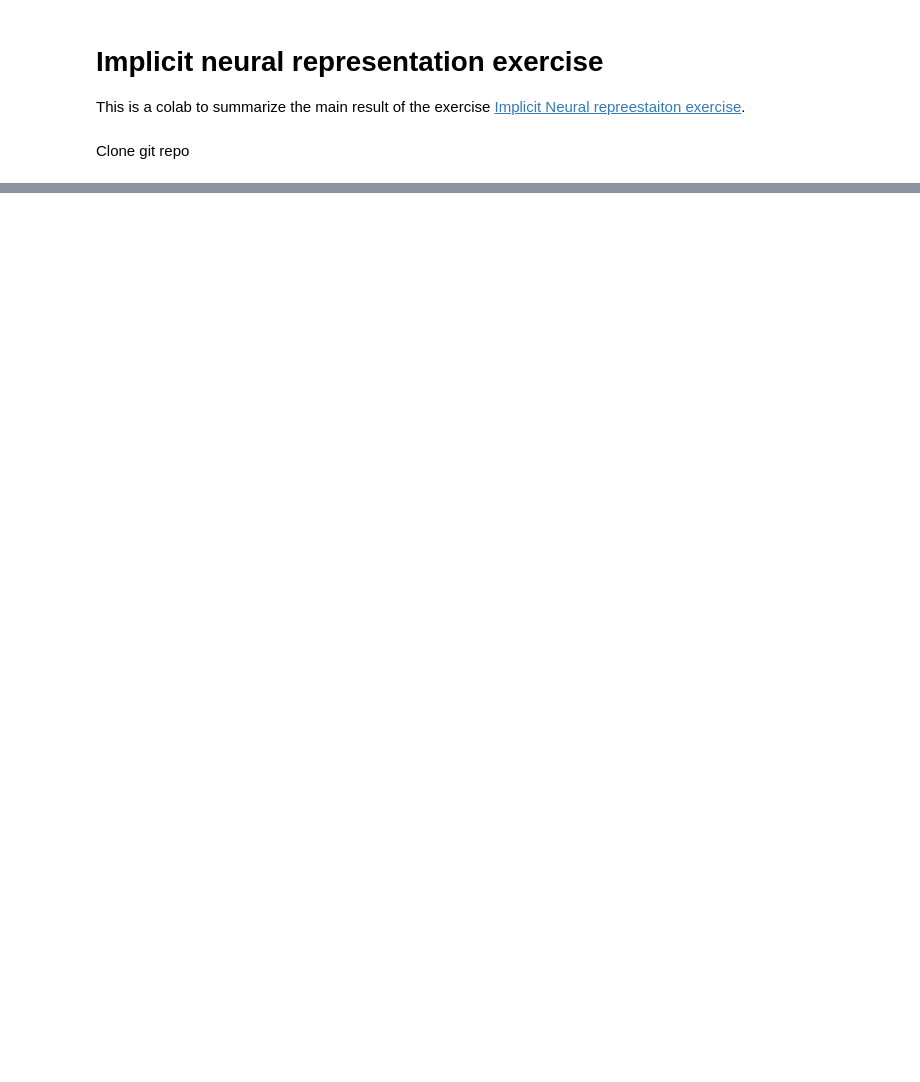
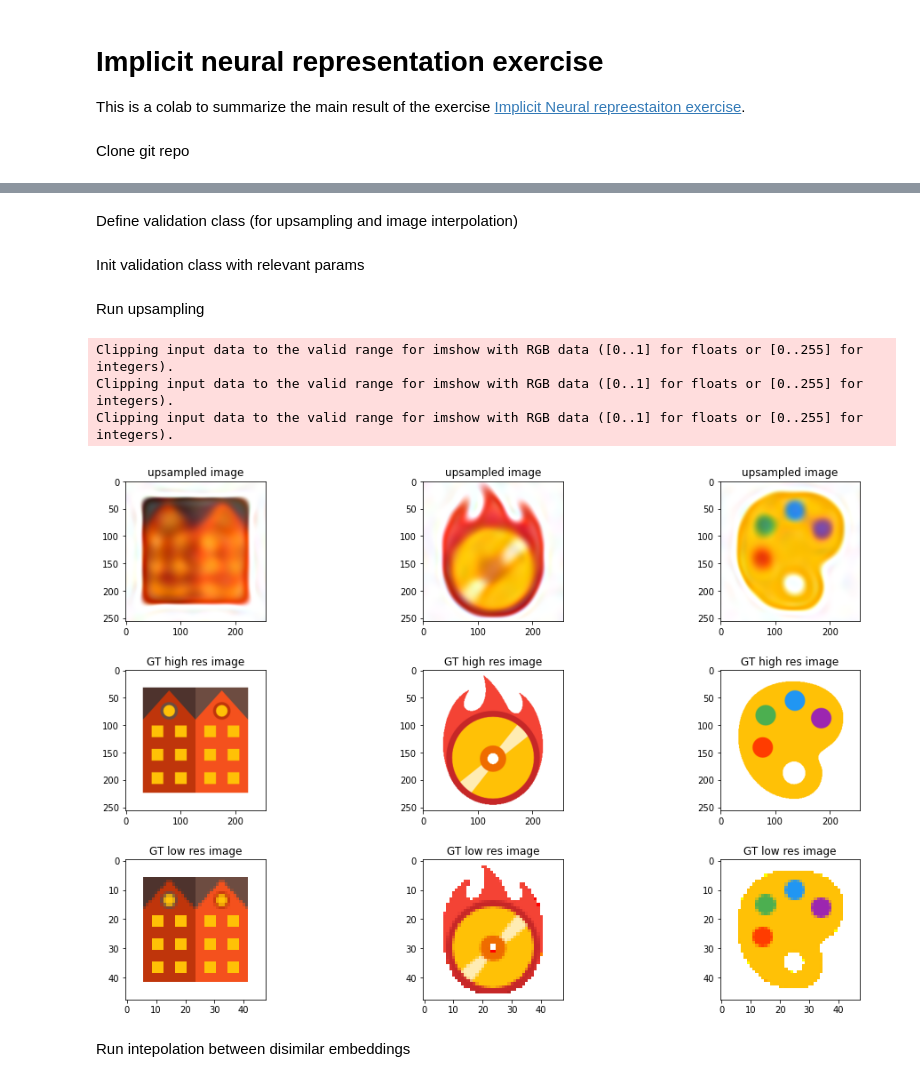
Before and after one commit to TalFurman/Implict_neural_representation_of_images, a Jupyter notebook: Implicit_neural_representation.ipynb, the cells around one changed output, grey strips where cells are left out. Saved outputs shown, nothing was run; the diff lists cells and outputs as text; code cells hidden in the pictures; blank space fills up the shorter version.

```diff
--- a/Implicit_neural_representation.ipynb
+++ b/Implicit_neural_representation.ipynb
@@ -389,0 +424,2 @@ NameError: ignored
+# %% [markdown]
+Define validation class (for upsampling and image interpolation)
@@ -389,0 +699,40 @@ NameError: ignored
+# %% [markdown]
+Init validation class with relevant params
+# %%
+# Define run arguments
+
+data_low_path =  '/content/implicit_neural_representation_project/execrsize_data/48'
+data_high_path =  '/content/implicit_neural_representation_project/execrsize_data/256'
+csv_low_path =  '/content/implicit_neural_representation_project/execrsize_data/48/image_paths.csv'
+csv_high_path = '/content/implicit_neural_representation_project/execrsize_data/256/image_paths.csv'
+sidelength_low = 48
+sidelength_high = 256
+hidden_size = 48*10
+apply_mask = False
+mask_percent = 0.0
+as_gray_flag = False
+exp_name = 'colab_experiment_train_on_48_db'
+model_to_load = 'best'
+num_encod_features = 7
+norm_mean = 0.5
+norm_std = 0.5
+experiment_dir = '/content/implicit_neural_representation_project/colab_example/experiments'
+checkpoints_dir =  os.path.join(experiment_dir, exp_name)
+
+
+eval_image_interp = EvalImageInterpolation(data_low_path= data_low_path, data_high_path=data_high_path, sidelength_low= sidelength_low,  sidelength_high= sidelength_high, num_encod_features= num_encod_features,
+                            as_gray_flag= as_gray_flag, image_csv_path_low= csv_low_path, image_csv_path_high= csv_high_path, checkpoints_dir= checkpoints_dir, apply_mask= apply_mask,
+                            mask_percent= mask_percent, model_to_load= model_to_load, norm_mean= norm_mean, norm_std= norm_std, hidden_size= hidden_size)
+# %% [markdown]
+Run upsampling
+# %%
+
+# image upsampling
+eval_image_interp.upsample_image()
+# %% [output]
+Clipping input data to the valid range for imshow with RGB data ([0..1] for floats or [0..255] for integers).
+Clipping input data to the valid range for imshow with RGB data ([0..1] for floats or [0..255] for integers).
+Clipping input data to the valid range for imshow with RGB data ([0..1] for floats or [0..255] for integers).
+[figure, added]
+# %% [markdown]
+Run intepolation between disimilar embeddings
```
Also changed, not shown: parts of 12 cells of this notebook.
